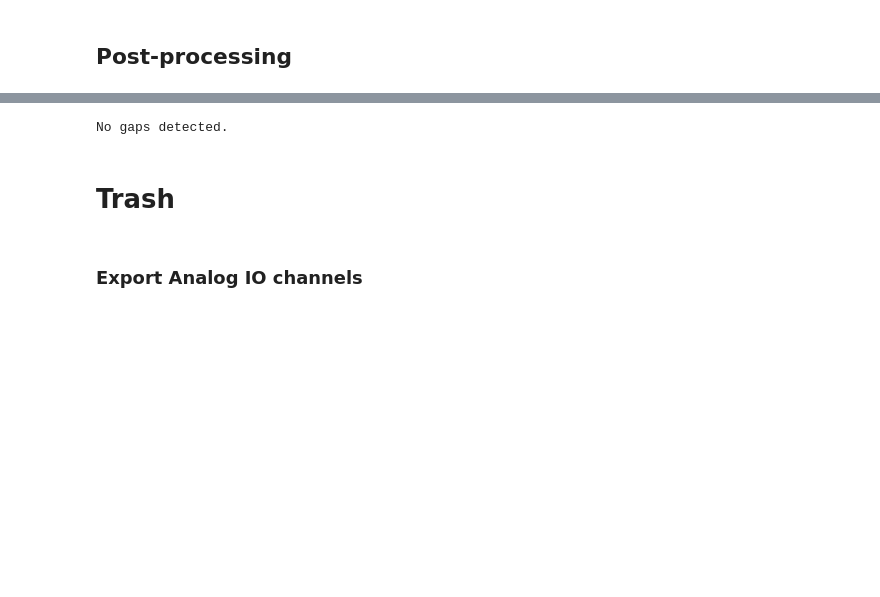
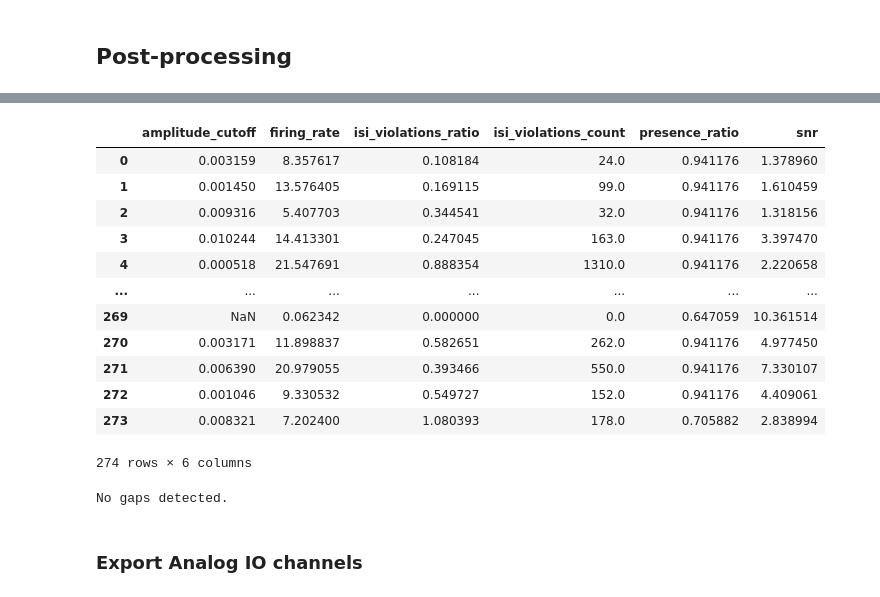
Before and after one commit to RobertoDF/spikesorting, a Jupyter notebook: spikesorting_single_session.ipynb, the cells around one changed output, grey strips where cells are left out. Drawn from its saved outputs; the diff is of its cells as text; code cells hidden in the pictures; blank space fills up the shorter version.

```diff
--- a/spikesorting_single_session.ipynb
+++ b/spikesorting_single_session.ipynb
@@ -228,23 +281,4 @@ from spikeinterface.postprocessing import compute_template_metrics
+# %%
+sorting = si.read_sorter_folder(f"{path_recording_folder}/spike_interface_output/probe{group}")
 # %%
-%%time
-for probe in tqdm(os.listdir(f"{path_recording_folder}/spike_interface_output")):
-    if os.path.exists(f"{path_recording_folder}/spike_interface_output/{probe}/sorting_analyzer.zarr/"):
-        analyzer = load_sorting_analyzer(f"{path_recording_folder}/spike_interface_output/{probe}/sorting_analyzer.zarr/")
-    else:
-        sorting = si.read_sorter_folder(f"{path_recording_folder}/spike_interface_output/{probe}")
-        analyzer = create_sorting_analyzer(sorting, split_preprocessed_recording[group], sparse=True, format="memory")
-        job_kwargs = dict(chunk_duration='1s', progress_bar=True, n_jobs=20)
-        analyzer.compute("random_spikes", method="uniform", max_spikes_per_unit=500)
-        analyzer.compute("waveforms",  ms_before=1,ms_after=2., **job_kwargs)
-        analyzer.compute("templates", operators=["average", "median", "std"])
-        analyzer.compute("noise_levels")
-        analyzer.compute('correlograms', **job_kwargs)
-        analyzer.compute('spike_amplitudes', **job_kwargs)
-        compute_template_metrics(analyzer, include_multi_channel_metrics=True)
-        analyzer.compute('unit_locations', **job_kwargs)
-        analyzer.compute('template_similarity', **job_kwargs)
-        #analyzer.compute("principal_components", **job_kwargs)
-        analyzer.save_as(folder=f"{path_recording_folder}/spike_interface_output/probe{group}/sorting_analyzer", format="zarr")
-
-        metrics = compute_quality_metrics(analyzer, metric_names=si.get_quality_metric_list())
-        metrics.to_csv(f"{path_recording_folder}/spike_interface_output/probe{group}/metrics")
+analyzer = si.create_sorting_analyzer(sorting, recording, sparse=True, format="memory")
@@ -278,3 +301,23 @@ The template_similarity waveform extension is required for this widget. Run the
+# %%
+metric_names=['firing_rate', 'presence_ratio', 'snr', 'isi_violation', 'amplitude_cutoff']
+
+metrics = si.compute_quality_metrics(analyzer, metric_names=metric_names)
+
+metrics
+# %% [output]
+|  | amplitude_cutoff | firing_rate | isi_violations_ratio | isi_violations_count | presence_ratio | snr |
+| 0 | 0.003159 | 8.357617 | 0.108184 | 24.0 | 0.941176 | 1.378960 |
+| 1 | 0.001450 | 13.576405 | 0.169115 | 99.0 | 0.941176 | 1.610459 |
+| 2 | 0.009316 | 5.407703 | 0.344541 | 32.0 | 0.941176 | 1.318156 |
+| 3 | 0.010244 | 14.413301 | 0.247045 | 163.0 | 0.941176 | 3.397470 |
+| 4 | 0.000518 | 21.547691 | 0.888354 | 1310.0 | 0.941176 | 2.220658 |
+| ... | ... | ... | ... | ... | ... | ... |
+| 269 | NaN | 0.062342 | 0.000000 | 0.0 | 0.647059 | 10.361514 |
+| 270 | 0.003171 | 11.898837 | 0.582651 | 262.0 | 0.941176 | 4.977450 |
+| 271 | 0.006390 | 20.979055 | 0.393466 | 550.0 | 0.941176 | 7.330107 |
+| 272 | 0.001046 | 9.330532 | 0.549727 | 152.0 | 0.941176 | 4.409061 |
+| 273 | 0.008321 | 7.202400 | 1.080393 | 178.0 | 0.705882 | 2.838994 |
+274 rows × 6 columns
 # %%
 %%time
 from tqdm.notebook import tqdm
@@ -285,8 +328,6 @@ for unit_id in tqdm(sorting.unit_ids):
 gaps = check_timestamp_gaps(raw_rec)
 # %% [output]
 No gaps detected.
-# %% [markdown]
-# Trash
 # %% [markdown]
 ### Export Analog IO channels
 # %%
```
Also changed, not shown: parts of 36 cells of this notebook.
